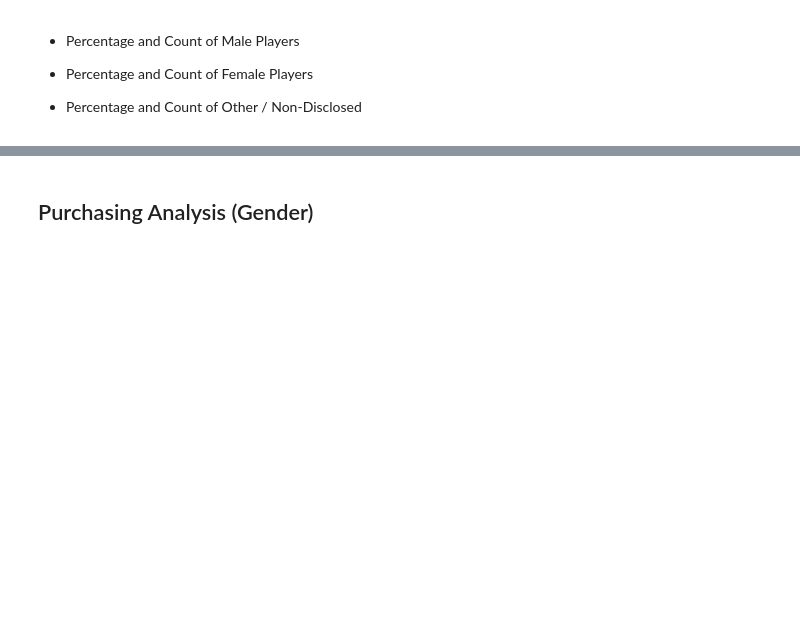
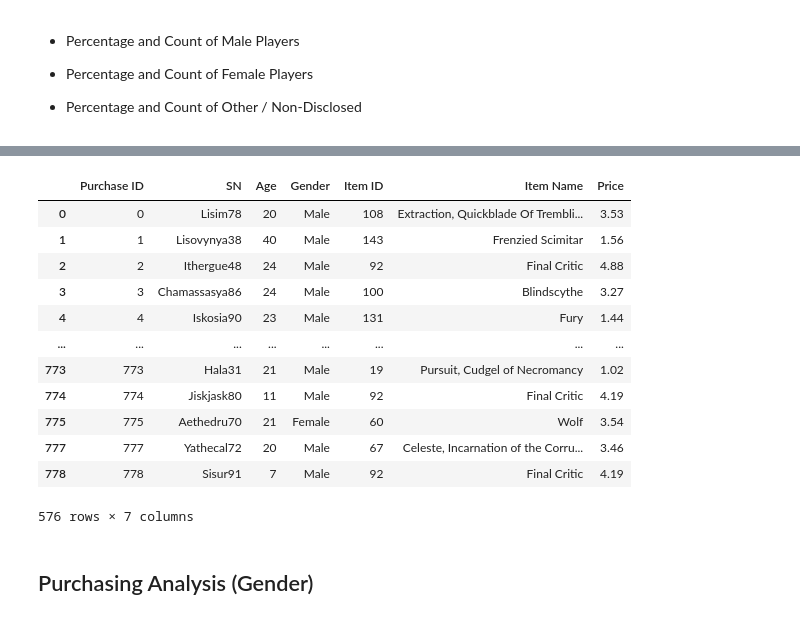
Before and after one commit to Gujaratigirl/Pandas_Challenge, a Jupyter notebook: HeroesOfPymoli/HeroesOfPymoli_starter.ipynb, the cells around one changed output, grey strips where cells are left out. Cells and saved outputs as stored; diff of their text form; code cells hidden in the pictures; blank space fills up the shorter version.

```diff
--- a/HeroesOfPymoli/HeroesOfPymoli_starter.ipynb
+++ b/HeroesOfPymoli/HeroesOfPymoli_starter.ipynb
@@ -88,3 +84,32 @@ purchase_summary_df
+# %%
+#gender_summary_df = purchase_data_df["SN"].unique()
+#df.groupby('id').first()
+user_summary_df = purchase_data_df.groupby('SN').head(1)
+
+gender_summary_df = user_summary_df.groupby(["Gender"])
+#gender_summary_df = purchase_data_df.groupby(["Gender"])
+#gender_summary_df = user_summary.count()
+gender_summary = user_summary_df.groupby(["Gender"])
+gender_summary_df = gender_summary.count()
+gender_summary_df
+#gender_summary_df["Gender"].value_counts()
+user_summary_df
+#gender_summary_df
+#gender_summary_df.head()
+# %% [output]
+|  | Purchase ID | SN | Age | Gender | Item ID | Item Name | Price |
+| 0 | 0 | Lisim78 | 20 | Male | 108 | Extraction, Quickblade Of Trembli... | 3.53 |
+| 1 | 1 | Lisovynya38 | 40 | Male | 143 | Frenzied Scimitar | 1.56 |
+| 2 | 2 | Ithergue48 | 24 | Male | 92 | Final Critic | 4.88 |
+| 3 | 3 | Chamassasya86 | 24 | Male | 100 | Blindscythe | 3.27 |
+| 4 | 4 | Iskosia90 | 23 | Male | 131 | Fury | 1.44 |
+| ... | ... | ... | ... | ... | ... | ... | ... |
+| 773 | 773 | Hala31 | 21 | Male | 19 | Pursuit, Cudgel of Necromancy | 1.02 |
+| 774 | 774 | Jiskjask80 | 11 | Male | 92 | Final Critic | 4.19 |
+| 775 | 775 | Aethedru70 | 21 | Female | 60 | Wolf | 3.54 |
+| 777 | 777 | Yathecal72 | 20 | Male | 67 | Celeste, Incarnation of the Corru... | 3.46 |
+| 778 | 778 | Sisur91 | 7 | Male | 92 | Final Critic | 4.19 |
+576 rows × 7 columns
 # %% [markdown]
 
 ## Purchasing Analysis (Gender)
```
Also changed, not shown: parts of 3 cells of this notebook, 1 other file.
